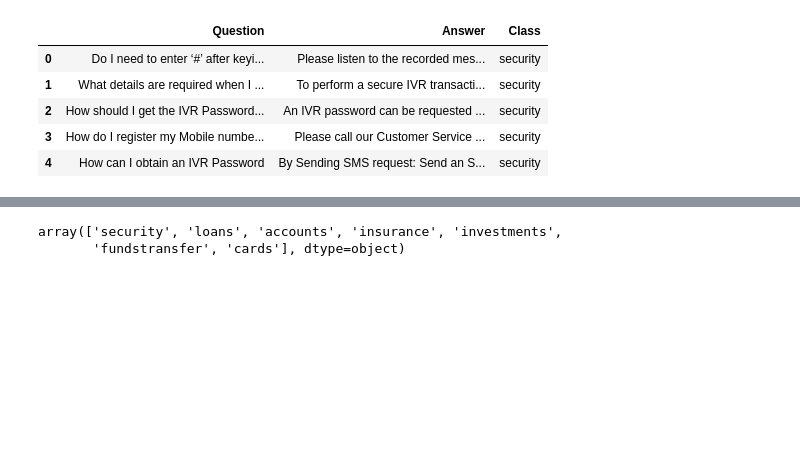
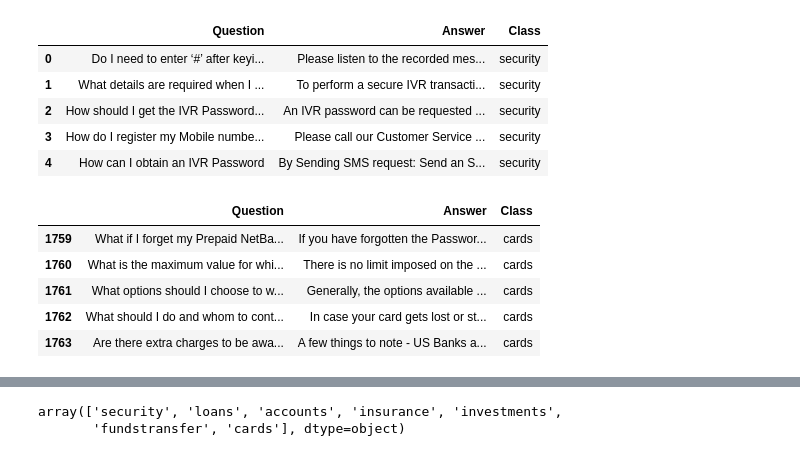
Before and after one commit to ChandrashekharGhanokar/genai_finance_chatbot, a Jupyter notebook: genai_finance_chatbot.ipynb, the cells around one changed output, grey strips where cells are left out. Saved outputs shown, nothing was run; the diff lists cells and outputs as text; code cells hidden in the pictures; blank space fills up the shorter version.

```diff
--- a/genai_finance_chatbot.ipynb
+++ b/genai_finance_chatbot.ipynb
@@ -20,3 +21,13 @@ bank.head()
 | 2 | How should I get the IVR Password... | An IVR password can be requested ... | security |
 | 3 | How do I register my Mobile numbe... | Please call our Customer Service ... | security |
 | 4 | How can I obtain an IVR Password | By Sending SMS request: Send an S... | security |
+# %%
+# last five rows of data
+bank.tail()
+# %% [output]
+|  | Question | Answer | Class |
+| 1759 | What if I forget my Prepaid NetBa... | If you have forgotten the Passwor... | cards |
+| 1760 | What is the maximum value for whi... | There is no limit imposed on the ... | cards |
+| 1761 | What options should I choose to w... | Generally, the options available ... | cards |
+| 1762 | What should I do and whom to cont... | In case your card gets lost or st... | cards |
+| 1763 | Are there extra charges to be awa... | A few things to note - US Banks a... | cards |
```
Also changed, not shown: parts of 30 cells of this notebook.
